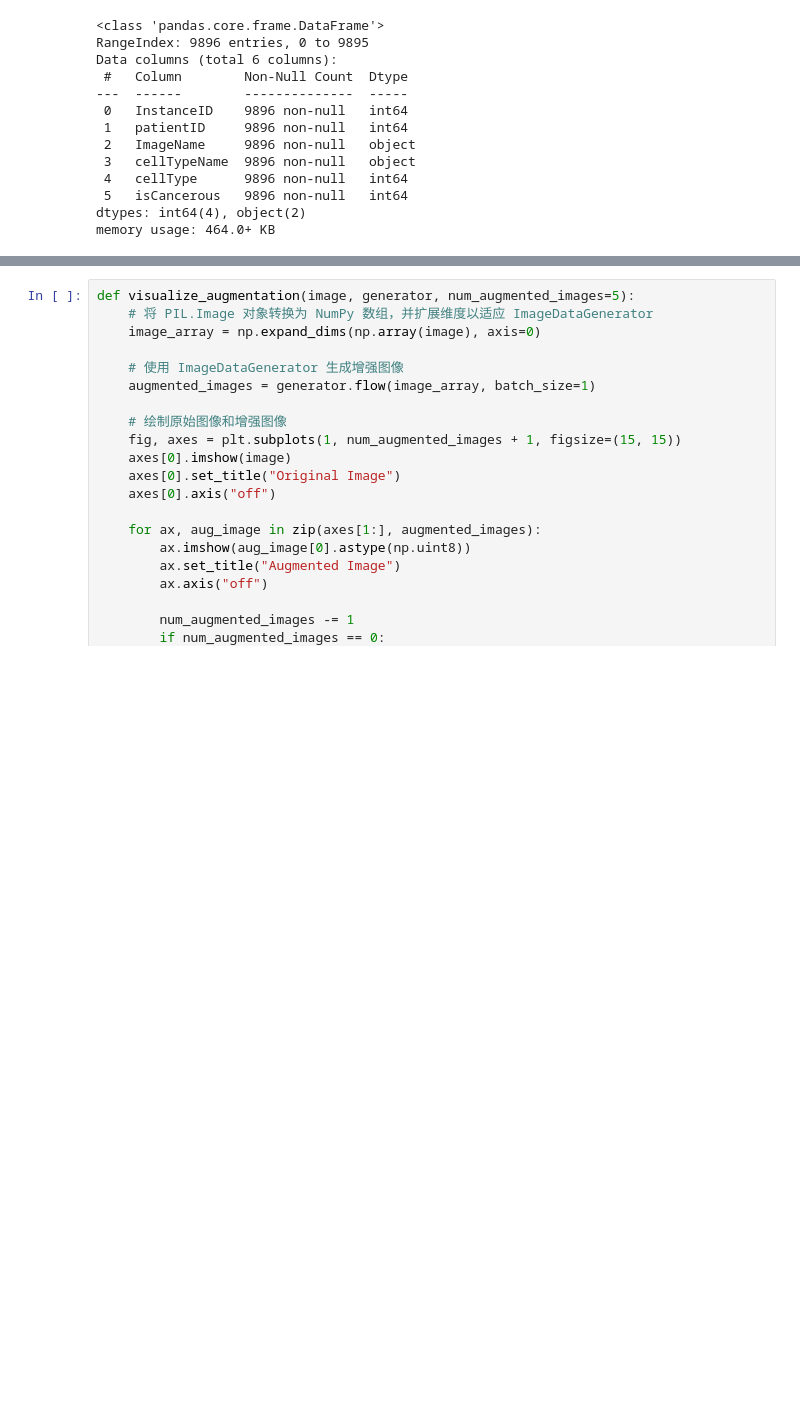
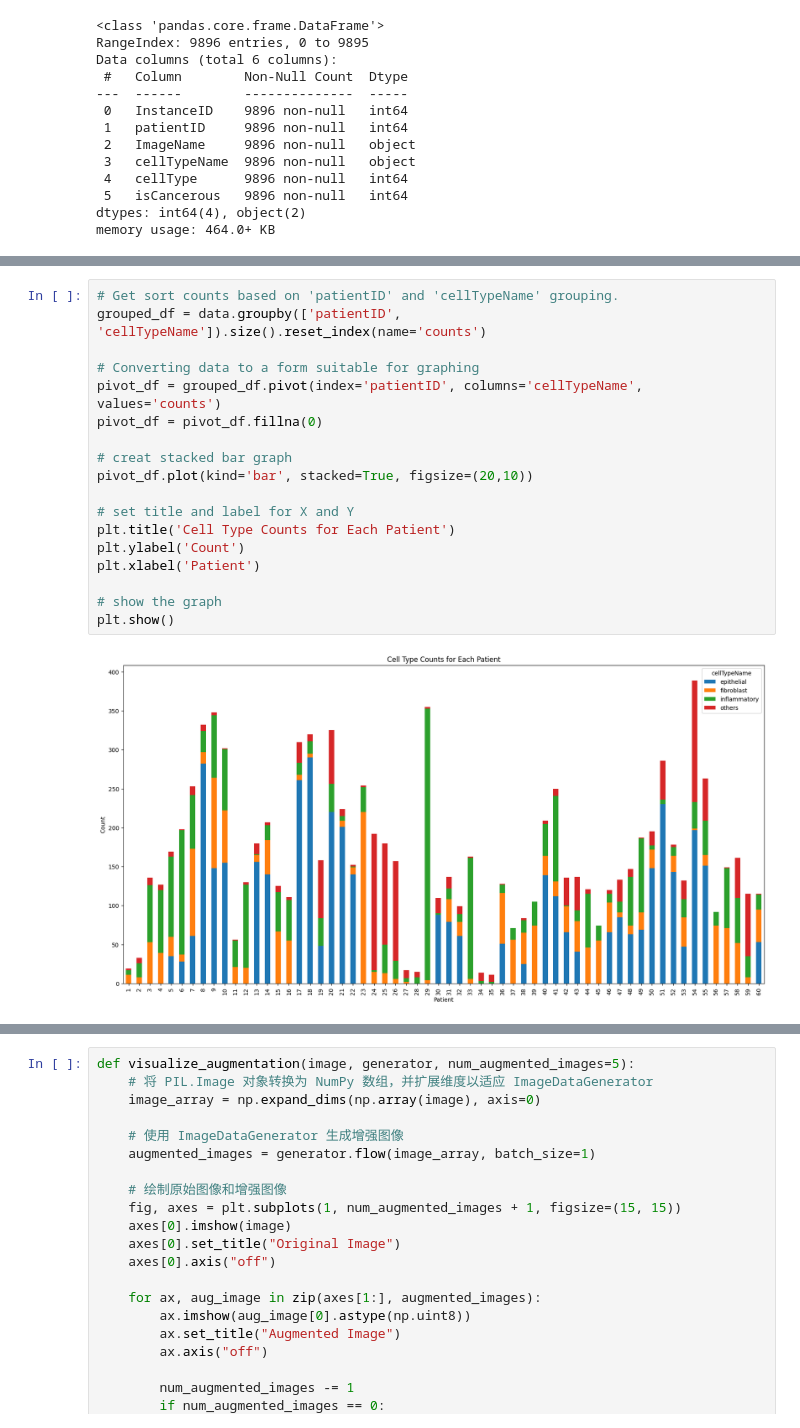
Before and after one commit to SHVleV9CYWkK/CRCHistoPhenotypes-Image-Classification, a Jupyter notebook: main.ipynb, the cells around one changed output, grey strips where cells are left out. Cells and saved outputs as stored; diff of their text form; blank space fills up the shorter version.

```diff
--- a/main.ipynb
+++ b/main.ipynb
@@ -70,0 +108,20 @@ Image Size Standard Deviation: [0. 0.]
+# %%
+# Get sort counts based on 'patientID' and 'cellTypeName' grouping.
+grouped_df = data.groupby(['patientID', 'cellTypeName']).size().reset_index(name='counts')
+
+# Converting data to a form suitable for graphing
+pivot_df = grouped_df.pivot(index='patientID', columns='cellTypeName', values='counts')
+pivot_df = pivot_df.fillna(0)
+
+# creat stacked bar graph
+pivot_df.plot(kind='bar', stacked=True, figsize=(20,10))
+
+# set title and label for X and Y
+plt.title('Cell Type Counts for Each Patient')
+plt.ylabel('Count')
+plt.xlabel('Patient')
+
+# show the graph
+plt.show()
+# %% [output]
+[figure, added]
```
Also changed, not shown: parts of 67 cells of this notebook.
